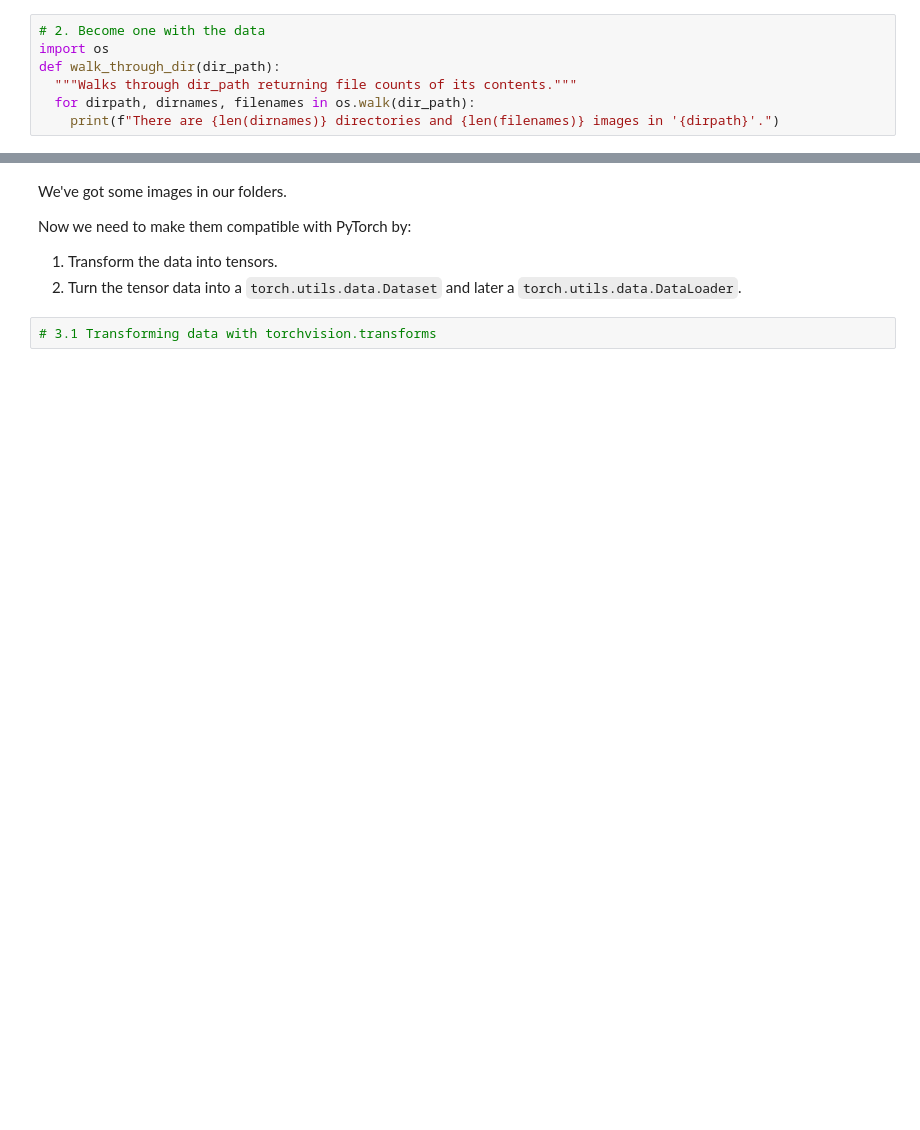
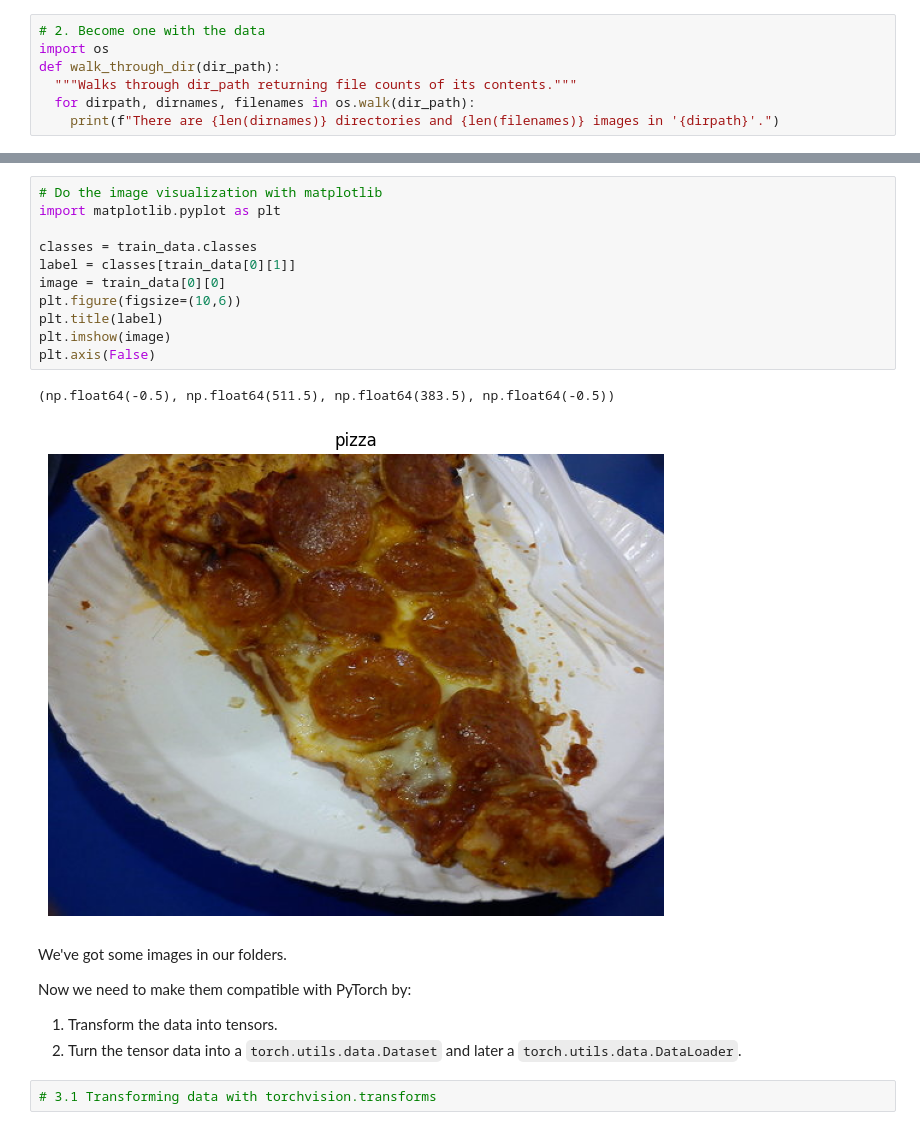
Before and after one commit to Spicyredd/Learn_PyTorch, a Jupyter notebook: 04_pytorch_custom_datasets_exercises.ipynb, the cells around one changed output, grey strips where cells are left out. Cells and saved outputs as stored; diff of their text form; blank space fills up the shorter version.

```diff
--- a/04_pytorch_custom_datasets_exercises.ipynb
+++ b/04_pytorch_custom_datasets_exercises.ipynb
@@ -79,3 +151,17 @@ def walk_through_dir(dir_path):
+# %%
+# Do the image visualization with matplotlib
+import matplotlib.pyplot as plt
+
+classes = train_data.classes
+label = classes[train_data[0][1]]
+image = train_data[0][0]
+plt.figure(figsize=(10,6))
+plt.title(label)
+plt.imshow(image)
+plt.axis(False)
+# %% [output]
+(np.float64(-0.5), np.float64(511.5), np.float64(383.5), np.float64(-0.5))
+[figure, added]
 # %% [markdown]
 We've got some images in our folders.
 
```
Also changed, not shown: parts of 32 cells of this notebook.
